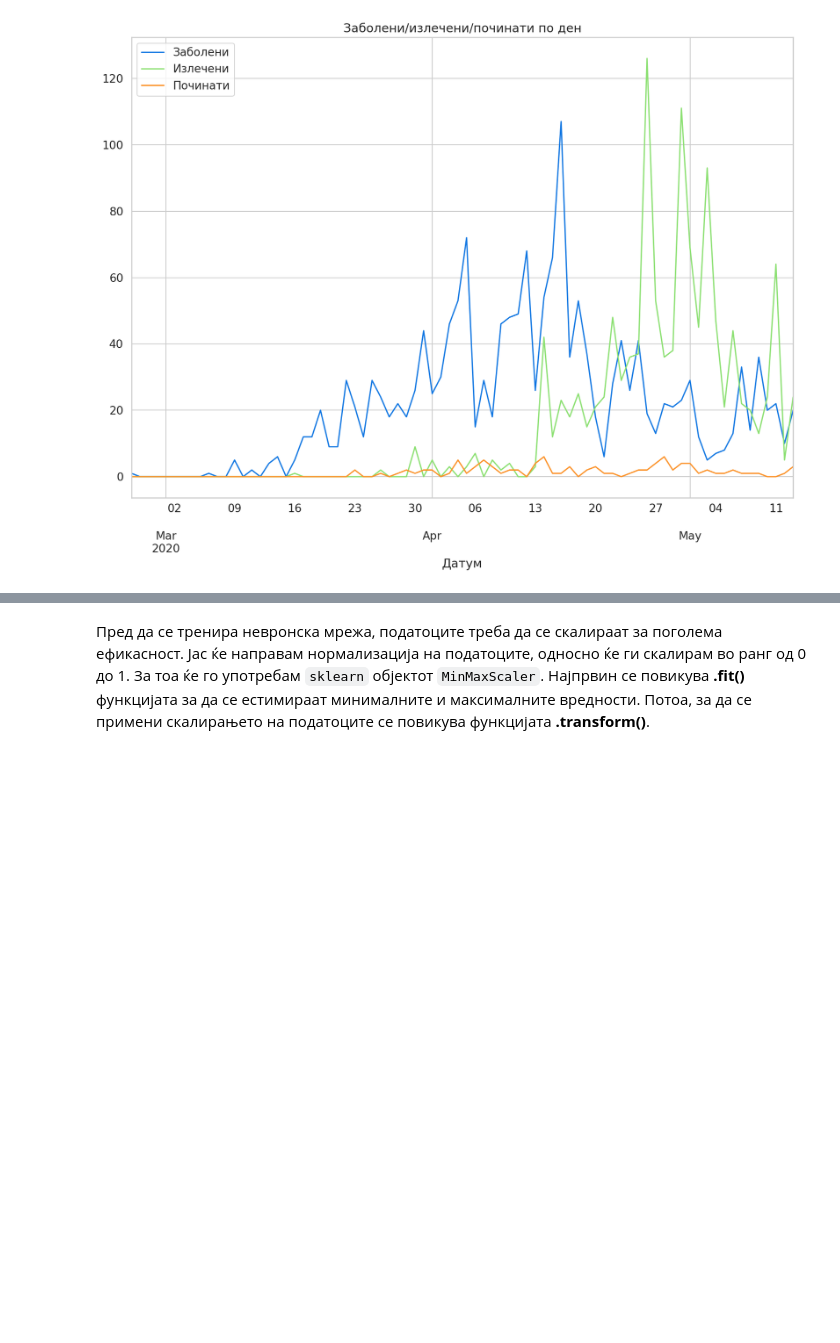
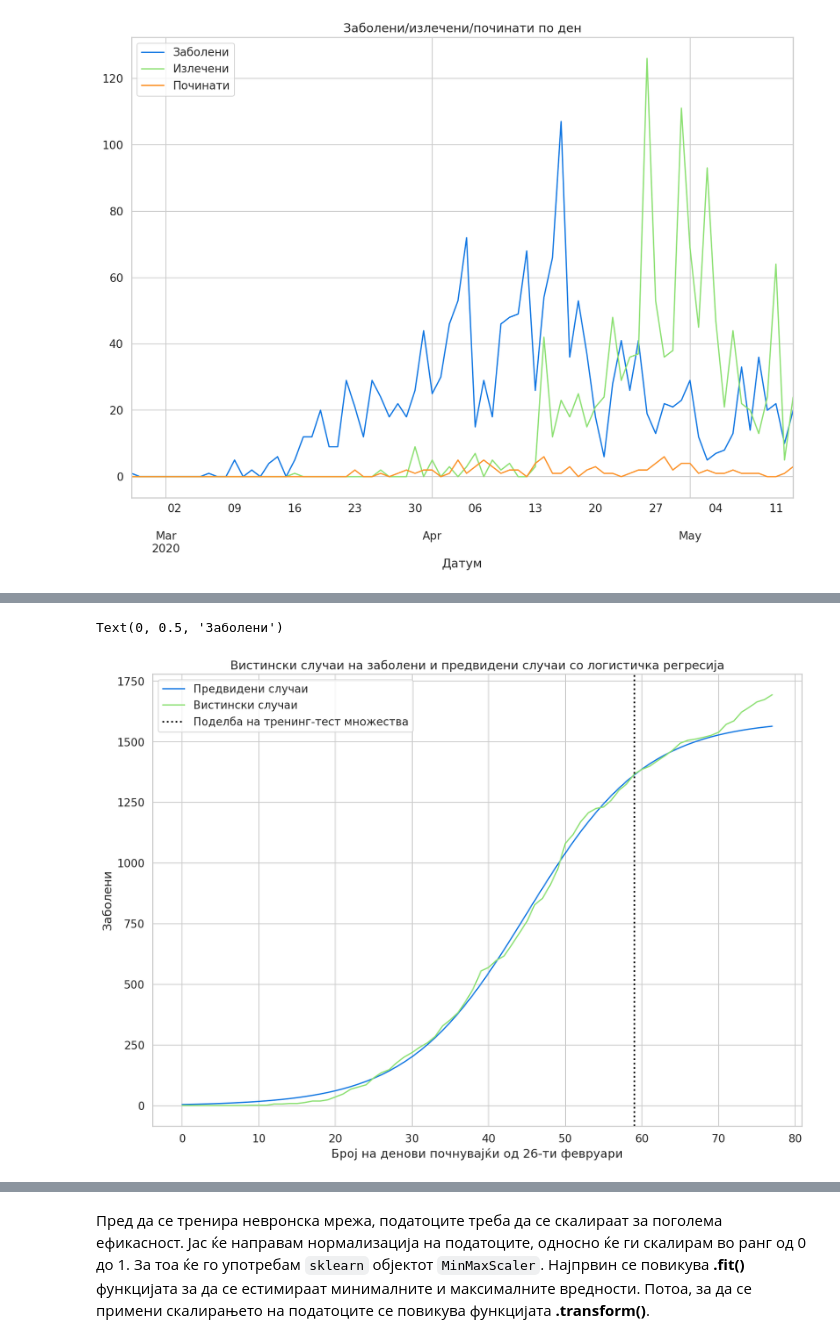
Before and after one commit to angela-kralevska/COVID19_MK_project, a Jupyter notebook: COVID_project.ipynb, the cells around one changed output, grey strips where cells are left out. Saved outputs shown, nothing was run; the diff lists cells and outputs as text; code cells hidden in the pictures; blank space fills up the shorter version.

```diff
--- a/COVID_project.ipynb
+++ b/COVID_project.ipynb
@@ -232,0 +266,18 @@ plt.legend(['Заболени', 'Излечени', 'Починати'], loc='up
+# %%
+forecast = logistic_function(list(range(len(x)+18)), a_, b_, c_, d_)
+tr = covid19_mk_df['Заболени']
+fcst = forecast[:len(tr)]
+dates = list(range(0,len(tr)))
+
+# Визуелно прикажување на резултатите
+figure, (b) = plt.subplots(1, 1)
+b.plot(dates, fcst)
+b.plot(dates, tr)
+b.axvline(len(tr)-number_valid-1, linewidth=2, ls = ':', color='black')
+b.set_title("Вистински случаи на заболени и предвидени случаи со логистичка регресија")
+b.legend(['Предвидени случаи', 'Вистински случаи', 'Поделба на тренинг-тест множества'], loc='upper left')
+b.set_xlabel("Број на денови почнувајќи од 26-ти февруари")
+b.set_ylabel("Заболени")
+# %% [output]
+Text(0, 0.5, 'Заболени')
+[figure, added]
```
Also changed, not shown: parts of 13 cells of this notebook.
